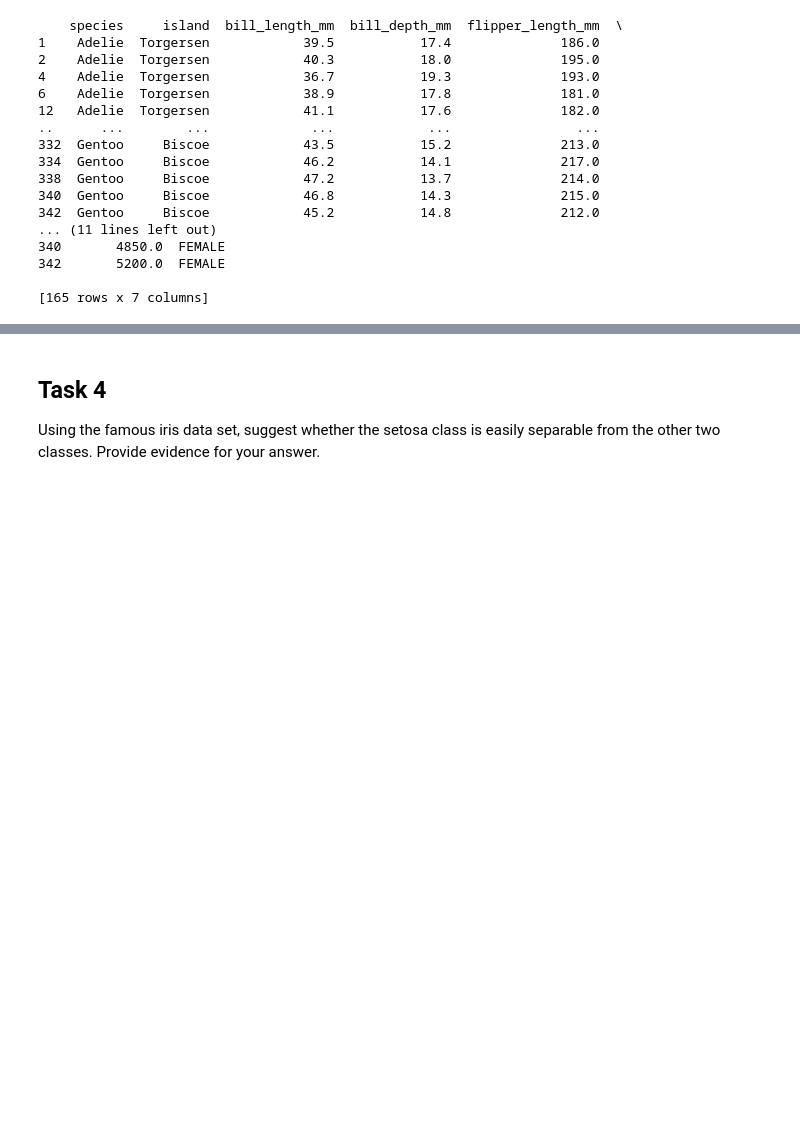
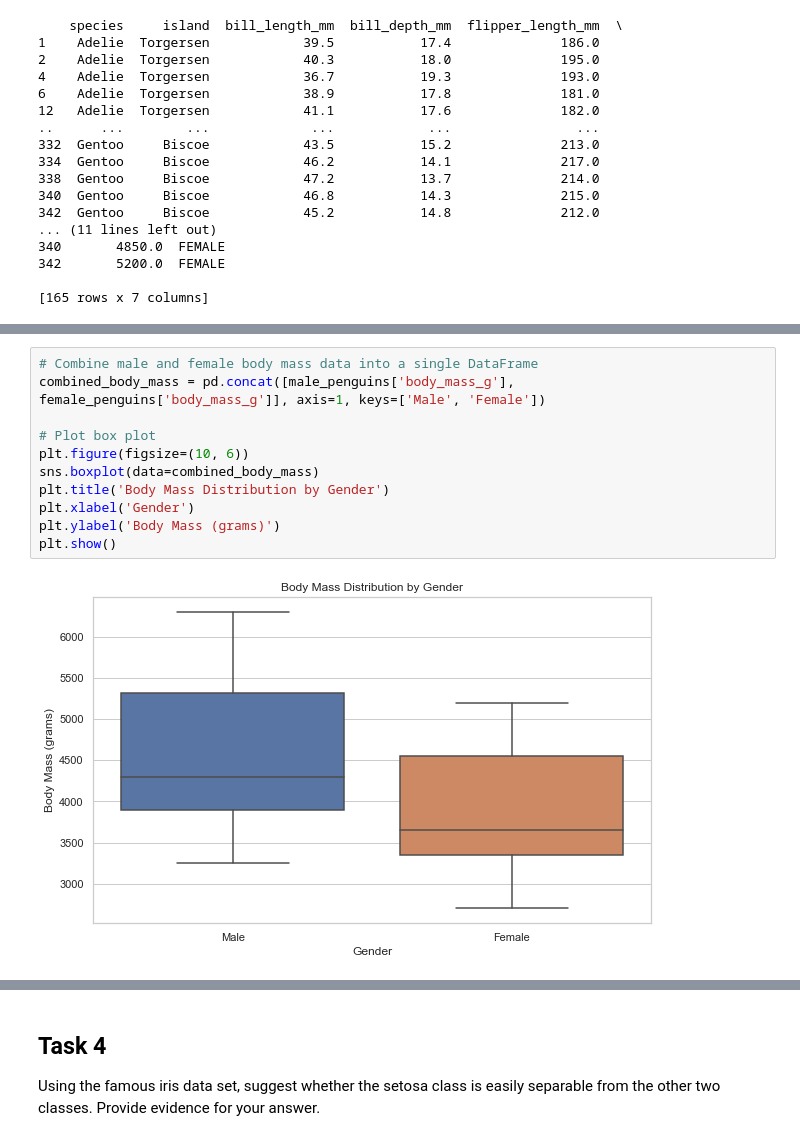
Before and after one commit to KenLin765/machine-learning-and-statistics, a Jupyter notebook: tasks.ipynb, the cells around one changed output, grey strips where cells are left out. Drawn from its saved outputs; the diff is of its cells as text; blank space fills up the shorter version.

```diff
--- a/tasks.ipynb
+++ b/tasks.ipynb
@@ -628,0 +626,13 @@ plt.show()
+# %%
+# Combine male and female body mass data into a single DataFrame
+combined_body_mass = pd.concat([male_penguins['body_mass_g'], female_penguins['body_mass_g']], axis=1, keys=['Male', 'Female'])
+
+# Plot box plot
+plt.figure(figsize=(10, 6))
+sns.boxplot(data=combined_body_mass)
+plt.title('Body Mass Distribution by Gender')
+plt.xlabel('Gender')
+plt.ylabel('Body Mass (grams)')
+plt.show()
+# %% [output]
+[figure, added]
```
Also changed, not shown: parts of 27 cells of this notebook.
